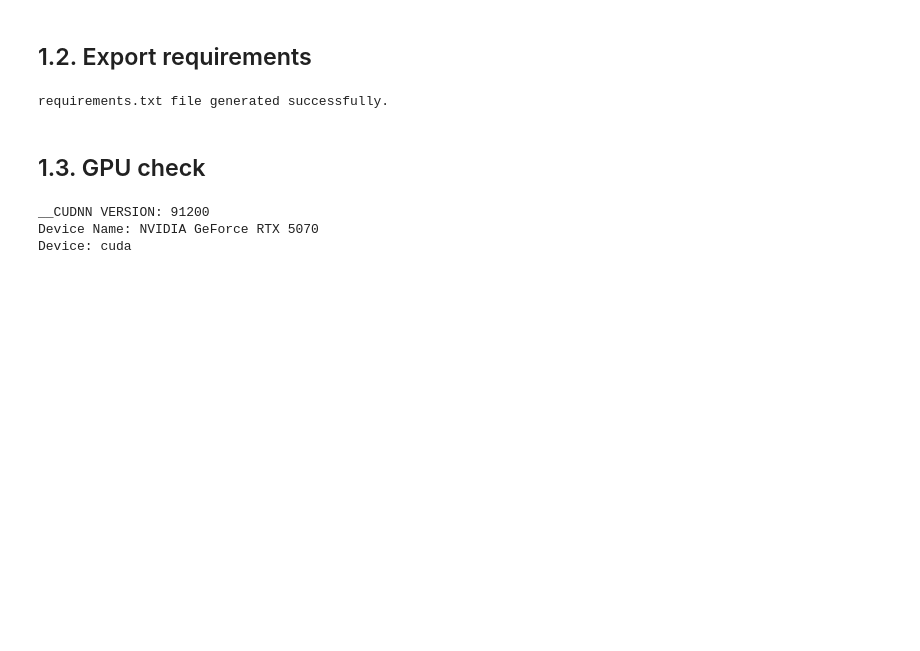
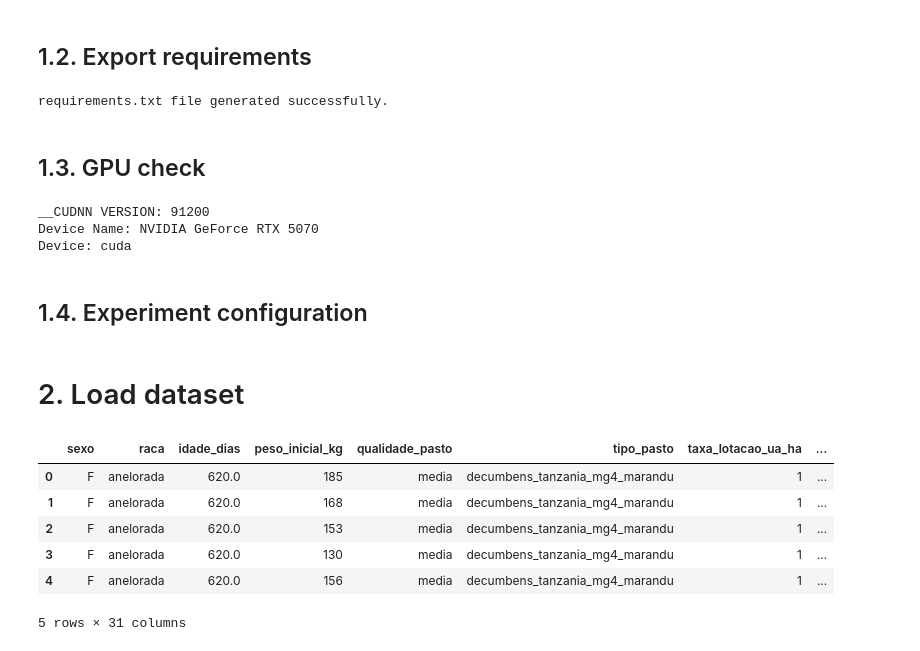
Before and after one commit to eulergomees/dnn_cattle_weight_gain, a Jupyter notebook: dnn_cattle_weight_gain.ipynb, the cells around one changed output. Saved outputs shown, nothing was run; the diff lists cells and outputs as text; code cells hidden in the pictures; blank space fills up the shorter version.

```diff
--- a/dnn_cattle_weight_gain.ipynb
+++ b/dnn_cattle_weight_gain.ipynb
@@ -74,3 +73,5 @@ print('Device:', device)
 __CUDNN VERSION: 91200
 Device Name: NVIDIA GeForce RTX 5070
 Device: cuda
+# %% [markdown]
+## 1.4. Experiment configuration
@@ -76,0 +80,17 @@ Device: cuda
+# %% [markdown]
+# 2. Load dataset
+# %%
+data = pd.read_csv('data/cattle_gain.csv')
+
+target = "saida_gmd_kg_dia"
+col_names = data.columns.values.tolist()
+
+data.head()
+# %% [output]
+|  | sexo | raca | idade_dias | peso_inicial_kg | qualidade_pasto | tipo_pasto | taxa_lotacao_ua_ha | ... |
+| 0 | F | anelorada | 620.0 | 185 | media | decumbens_tanzania_mg4_marandu | 1 | ... |
+| 1 | F | anelorada | 620.0 | 168 | media | decumbens_tanzania_mg4_marandu | 1 | ... |
+| 2 | F | anelorada | 620.0 | 153 | media | decumbens_tanzania_mg4_marandu | 1 | ... |
+| 3 | F | anelorada | 620.0 | 130 | media | decumbens_tanzania_mg4_marandu | 1 | ... |
+| 4 | F | anelorada | 620.0 | 156 | media | decumbens_tanzania_mg4_marandu | 1 | ... |
+5 rows × 31 columns
```
Also changed, not shown: parts of 9 cells of this notebook.
